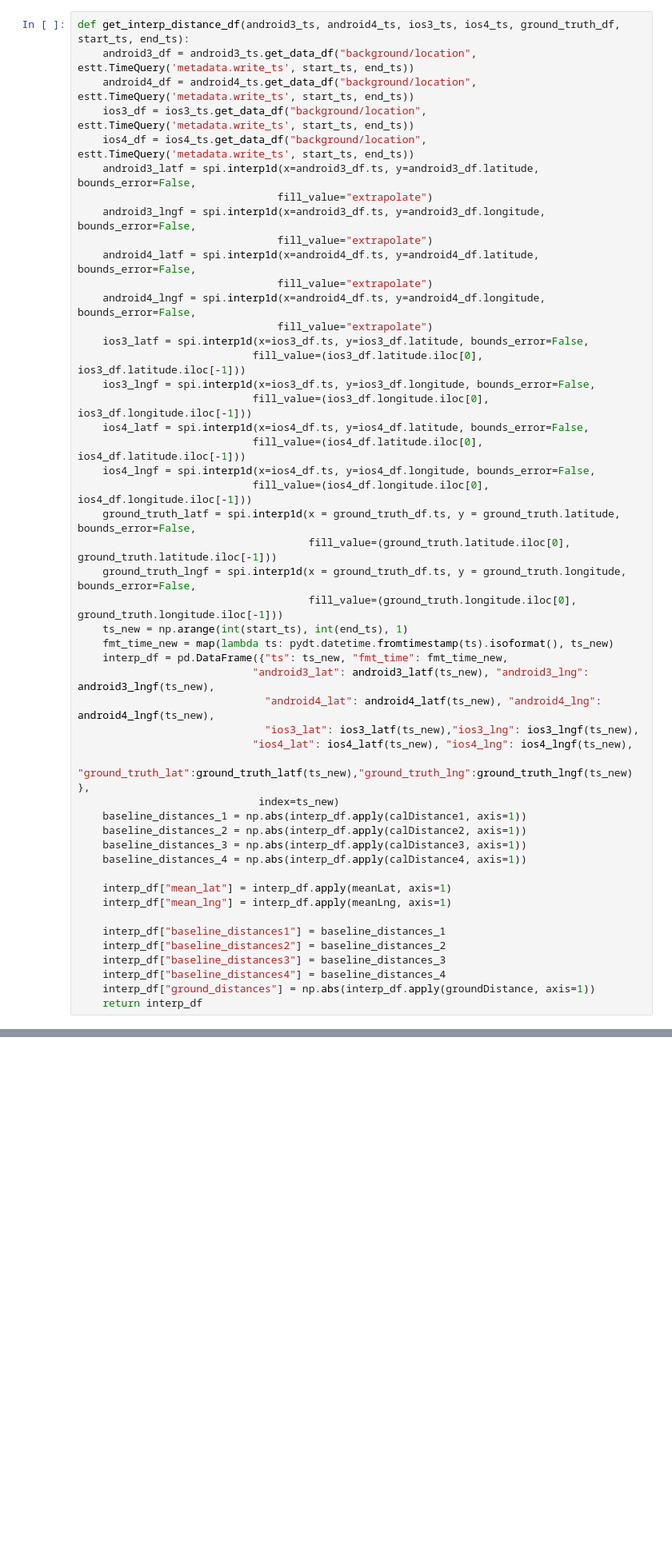
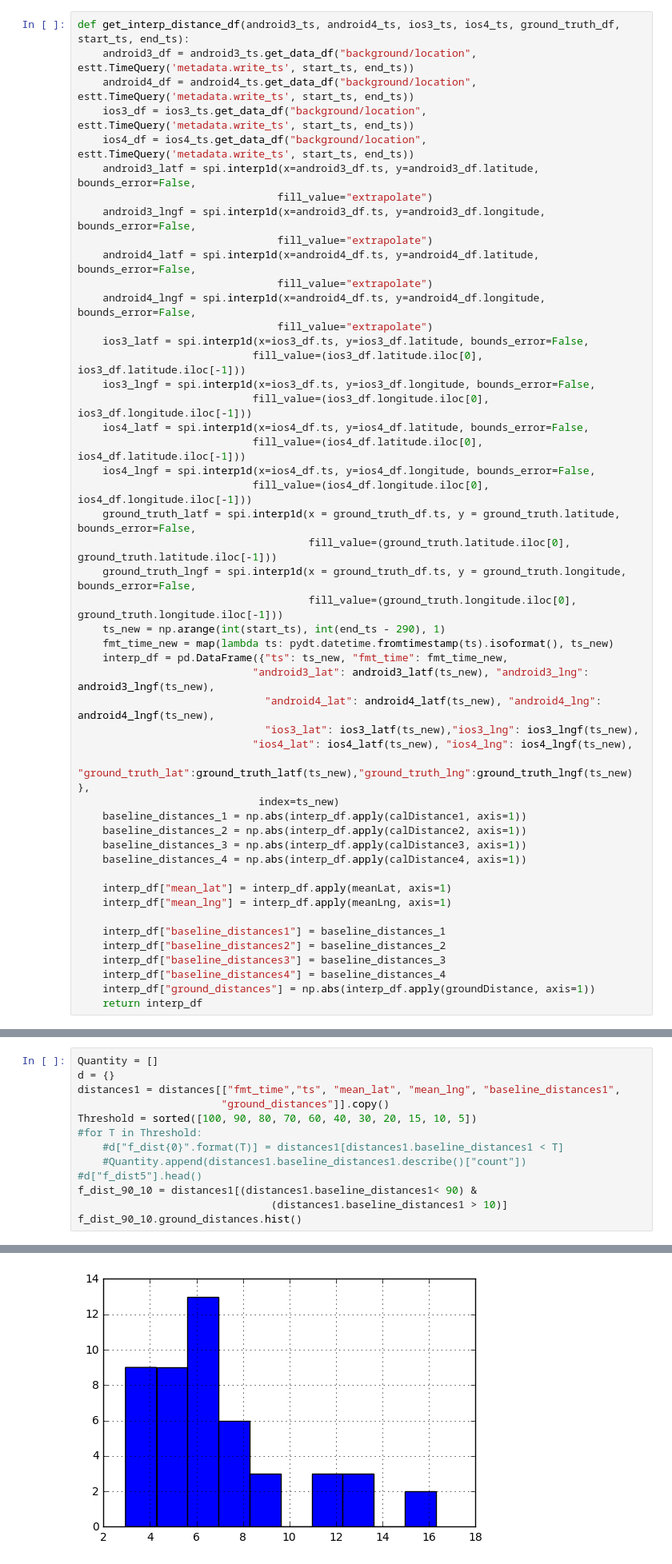
Before and after one commit to e-mission/e-mission-explore, a Jupyter notebook: Berkeley_Trip.ipynb, the cells around one changed output, grey strips where cells are left out. Shown at 80% size. Saved outputs shown, nothing was run; the diff lists cells and outputs as text; blank space fills up the shorter version.

```diff
--- a/Berkeley_Trip.ipynb
+++ b/Berkeley_Trip.ipynb
@@ -183,7 +192,7 @@ def get_interp_distance_df(android3_ts, android4_ts, ios3_ts, ios4_ts, ground_tr
                                      fill_value=(ground_truth.latitude.iloc[0], ground_truth.latitude.iloc[-1]))
     ground_truth_lngf = spi.interp1d(x = ground_truth_df.ts, y = ground_truth.longitude, bounds_error=False,
                                      fill_value=(ground_truth.longitude.iloc[0], ground_truth.longitude.iloc[-1]))
-    ts_new = np.arange(int(start_ts), int(end_ts), 1)
+    ts_new = np.arange(int(start_ts), int(end_ts - 290), 1)
     fmt_time_new = map(lambda ts: pydt.datetime.fromtimestamp(ts).isoformat(), ts_new)
     interp_df = pd.DataFrame({"ts": ts_new, "fmt_time": fmt_time_new,
                             "android3_lat": android3_latf(ts_new), "android3_lng": android3_lngf(ts_new),
@@ -289,0 +323,14 @@ plt.show()
+# %%
+Quantity = []
+d = {}
+distances1 = distances[["fmt_time","ts", "mean_lat", "mean_lng", "baseline_distances1",
+                       "ground_distances"]].copy()
+Threshold = sorted([100, 90, 80, 70, 60, 40, 30, 20, 15, 10, 5])
+#for T in Threshold:
+    #d["f_dist{0}".format(T)] = distances1[distances1.baseline_distances1 < T]
+    #Quantity.append(distances1.baseline_distances1.describe()["count"])
+#d["f_dist5"].head()
+f_dist_90_10 = distances1[(distances1.baseline_distances1< 90) &
+                               (distances1.baseline_distances1 > 10)]
+f_dist_90_10.ground_distances.hist()
+# %% [output]
@@ -289,0 +338 @@ plt.show()
+[figure, added]
```
Also changed, not shown: parts of 66 cells of this notebook.
